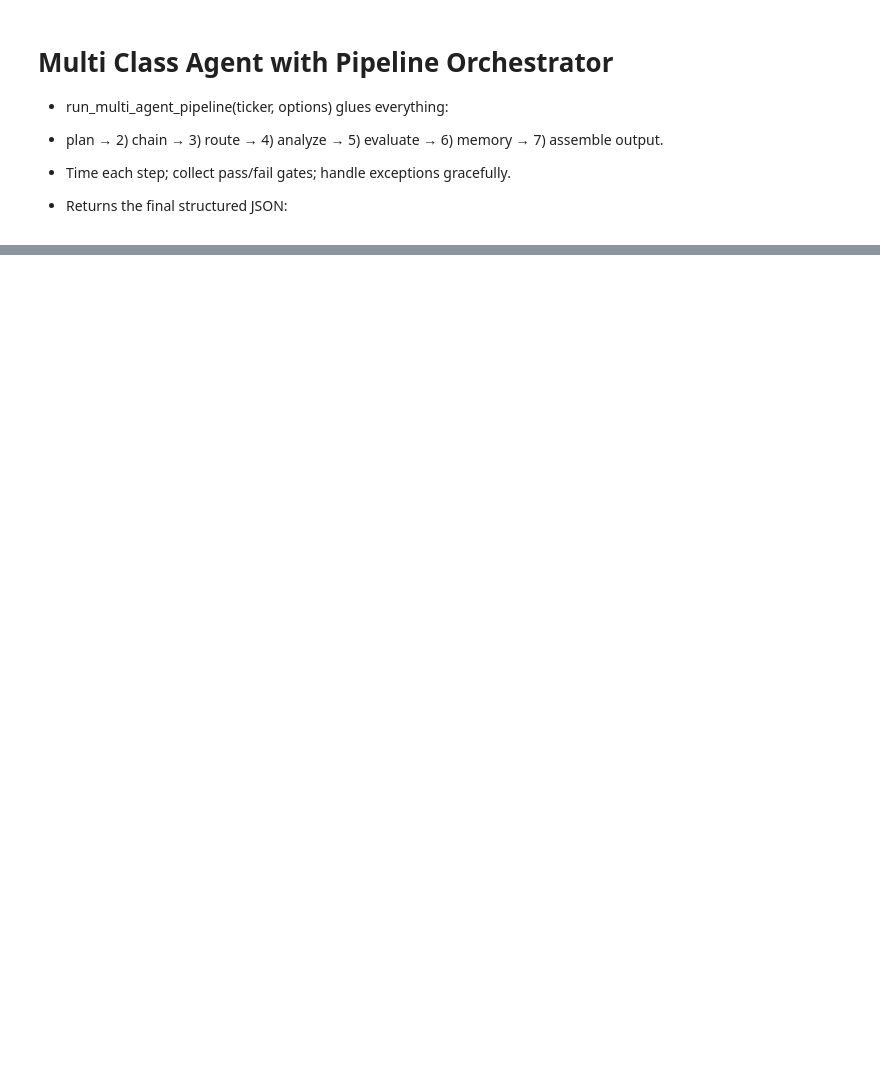
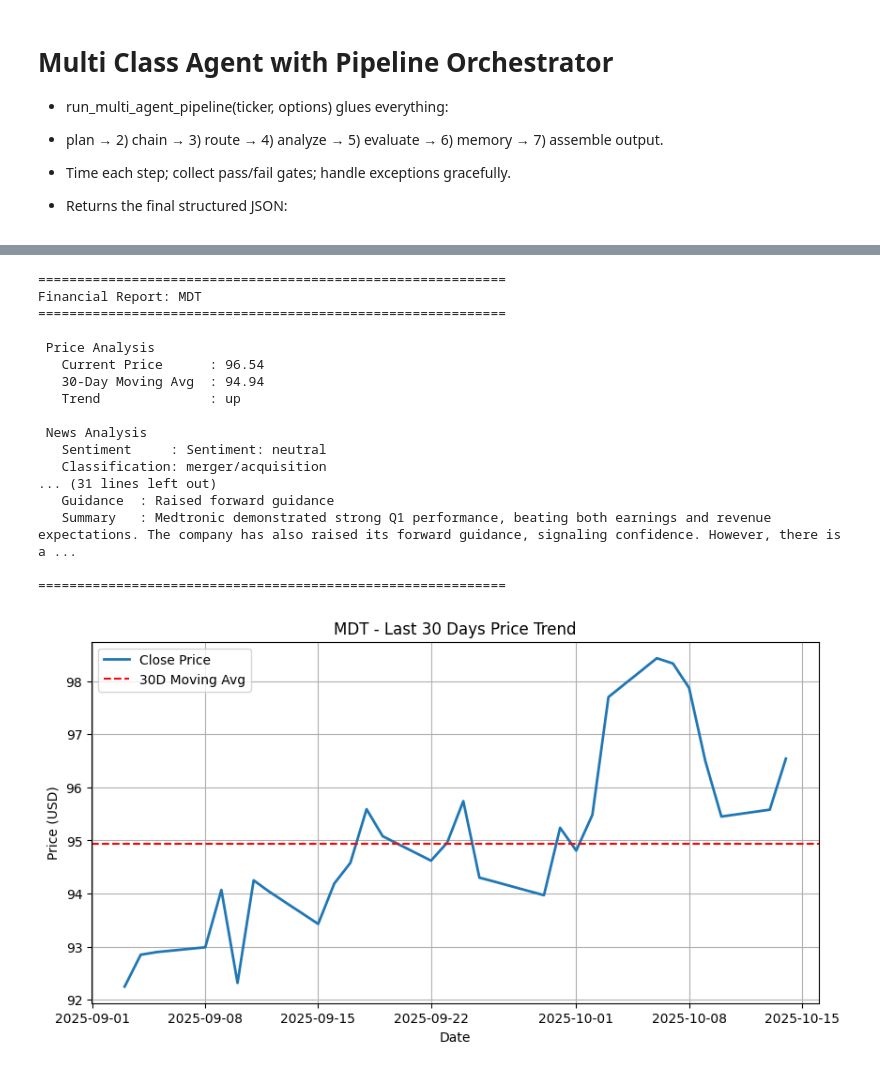
Before and after one commit to Triple-A-AAI520/AAI-520_Group3_Final_Project, a Jupyter notebook: Financial_Analist.ipynb, the cells around one changed output, grey strips where cells are left out. Saved outputs shown, nothing was run; the diff lists cells and outputs as text; code cells hidden in the pictures; blank space fills up the shorter version.

```diff
--- a/Financial_Analist.ipynb
+++ b/Financial_Analist.ipynb
@@ -544,4 +565,23 @@ Plan: [{'step_number': 1, 'action': 'get_company_overview', 'tool_needed': 'fina
 # %%
-stock = yf.Ticker("NVDA")
-hist = stock.history(period="30d") # Get last 30 days of price data
+stock = yf.Ticker("MDT")
+hist = stock.history(period="30d")
 display_report(result, hist)
+# %% [output]
+============================================================
+Financial Report: MDT
+============================================================
+
+ Price Analysis
+   Current Price      : 96.54
+   30-Day Moving Avg  : 94.94
+   Trend              : up
+
+ News Analysis
+   Sentiment     : Sentiment: neutral
+   Classification: merger/acquisition
+... (31 lines left out)
+   Guidance  : Raised forward guidance
+   Summary   : Medtronic demonstrated strong Q1 performance, beating both earnings and revenue expectations. The company has also raised its forward guidance, signaling confidence. However, there is a ...
+
+============================================================
+[figure, added]
```
Also changed, not shown: parts of 13 cells of this notebook, 1 other file.
